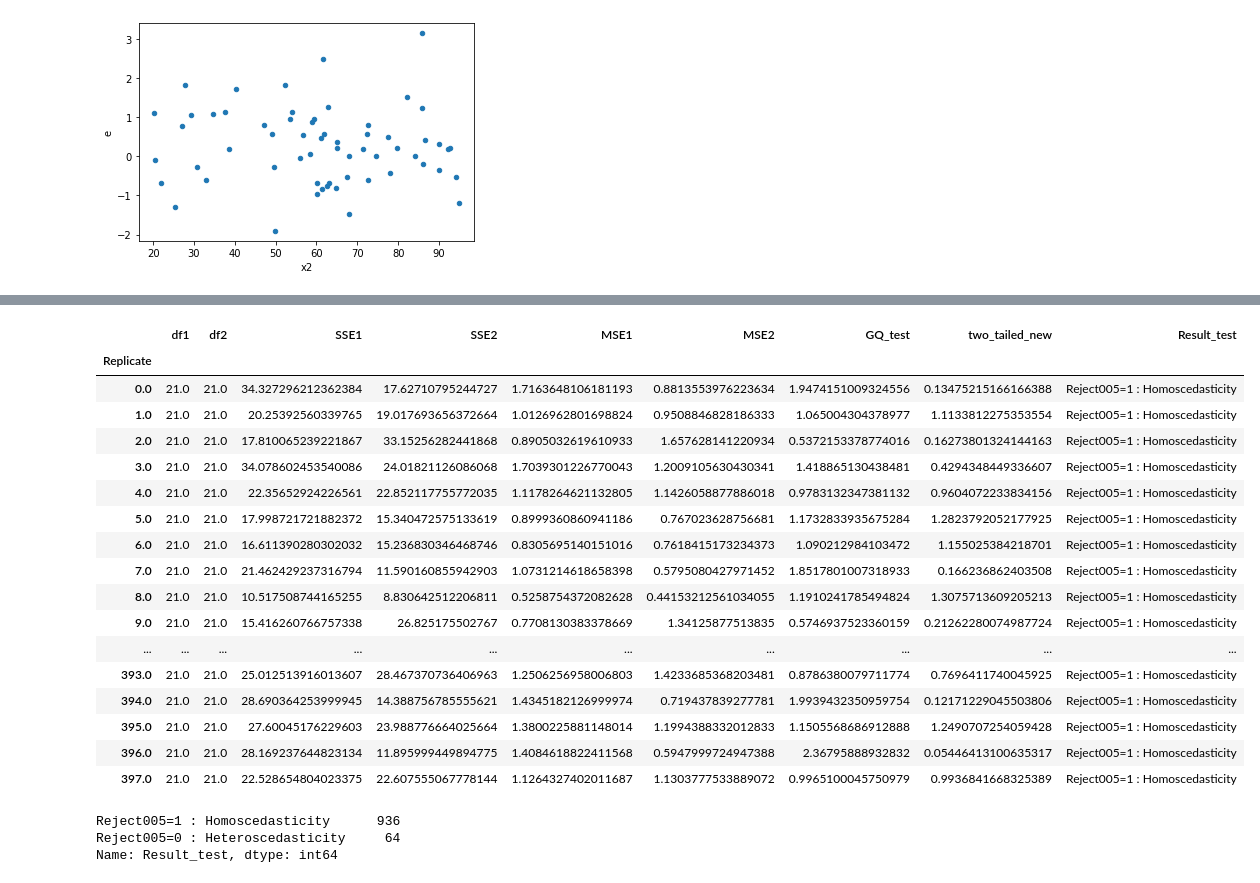
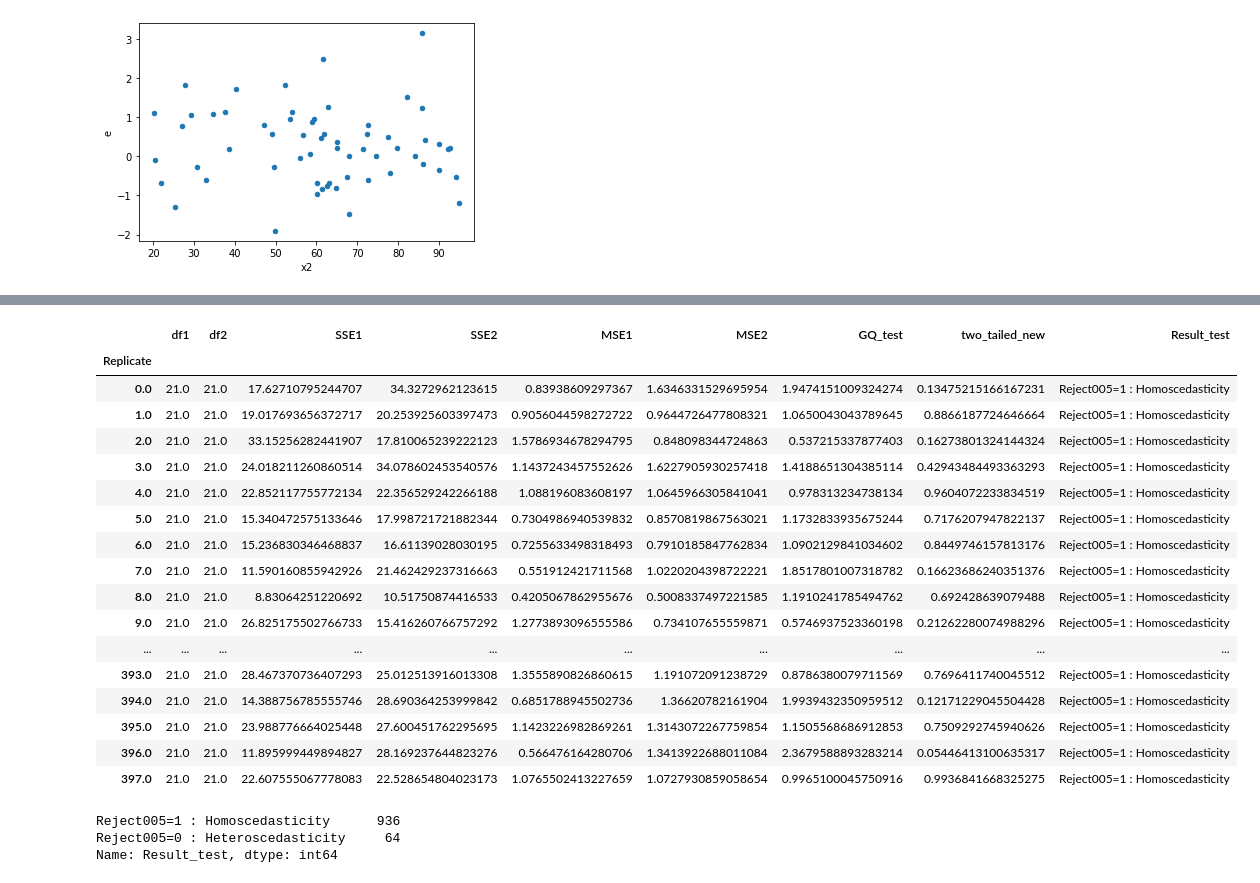
Before and after one commit to iam-fern/Generate_addition, a Jupyter notebook: GQtest_data_add_delta_(0)_n60_05.ipynb, the cells around one changed output, grey strips where cells are left out. Cells and saved outputs as stored; diff of their text form; code cells hidden in the pictures.

```diff
--- a/GQtest_data_add_delta_(0)_n60_05.ipynb
+++ b/GQtest_data_add_delta_(0)_n60_05.ipynb
@@ -175,7 +176,6 @@ def get_result(run_replicate, percent_data):
     new_table_sort = new_table.sort_values('x2')
     new_table_sort.reset_index(inplace=True)
     new_table_sort.drop(['index'], axis=1, inplace=True)
-
 
     # แบ่งข้อมูลกลุ่มที่ 1
     table1 = new_table_sort.iloc[:int(percent_data*new_table_sort.shape[0]) , :]
@@ -189,8 +189,7 @@ def get_result(run_replicate, percent_data):
     # หาค่า df กลุ่ม 1
     DF1 = model1.df_resid + 1
     SSE1 = model1.ssr
-    MSE1 = model1.mse_resid
-
+    MSE1 = SSE1/DF1
 
     # แบ่งข้อมูลกลุ่มที่ 2
     table2 = new_table_sort.iloc[int((1-percent_data)*new_table_sort.shape[0]): , :]
@@ -204,23 +203,21 @@ def get_result(run_replicate, percent_data):
     # หาค่า df กลุ่ม 2
     DF2 = model2.df_resid + 1
     SSE2 = model2.ssr
-    MSE2 = model2.mse_resid
+    MSE2 = SSE2/DF2
 
     # ค่าสถิติทดสอบ
     GQ_test = (SSE2/DF2) / (SSE1/DF1)
-
 
     df2 = DF2
     df1 = DF1
 
     # คำนวณค่า p-value
-    # sf(x, dfn, dfd, loc=0, scale=1) : Survival function (also defined as 1 - cdf, but sf is sometimes more accurate)
+    # pdf(x, dfn, dfd, loc=0, scale=1) : Probability density function
     two_tailed = 2.0*(1.0-(ss.f.cdf(GQ_test, df2, df1)))
+    p_greater = ss.f.cdf(GQ_test, df2, df1)
+    p_less = 1.0-ss.f.cdf(GQ_test, df2, df1)
 
-    # pdf(x, dfn, dfd, loc=0, scale=1) : Probability density function
-    p_greater = ss.f.cdf(GQ_test, df2, df1)
-
-    return df2, df1, SSE2, SSE1, MSE2, MSE1, GQ_test, two_tailed, p_greater
+    return df1, df2, SSE1, SSE2, MSE1, MSE2, GQ_test, two_tailed, p_greater, p_less
 
 # สร้าง list ของ replicates
 list_replicate=list({i[0] for i in table.index})
@@ -236,13 +233,14 @@ list_MSE2=[]
 list_GQ_test=[]
 list_two_tailed=[]
 list_p_greater=[]
+list_p_less=[]
 
 # กำหนด % การแบ่งข้อมูล
 percent_data=0.4
 
 # ใช้ for loop สำหรับการ run ทุก replicates
 for run_replicate in list_replicate:
-    df1, df2, SSE1, SSE2, MSE1, MSE2, GQ_test, two_tailed, p_greater=get_result(run_replicate, percent_data)
+    df1, df2, SSE1, SSE2, MSE1, MSE2, GQ_test, two_tailed, p_greater, p_less=get_result(run_replicate, percent_data)
     list_df1.append(df1)
     list_SSE1.append(SSE1)
     list_df2.append(df2)
@@ -252,6 +250,7 @@ for run_replicate in list_replicate:
     list_GQ_test.append(GQ_test)
     list_two_tailed.append(two_tailed)
     list_p_greater.append(p_greater)
+    list_p_less.append(p_less)
 # %%
 # สร้างตารางผลลัพธ์
 alpha = 0.05
@@ -290,39 +289,41 @@ result.astype(str)
 # %%
 # สร้างตารางผลลัพธ์
 alpha = 0.05
 pd.set_option('display.max_rows', 1000)
 pd.set_option('display.max_columns', 1000)
 pd.set_option('display.width', 1000)
 result=pd.DataFrame({"Replicate":list_replicate, "df1":list_df1, "df2":list_df2, "SSE1":list_SSE1,
                      "SSE2":list_SSE2, "MSE1":list_MSE1, "MSE2":list_MSE2,
-                     "GQ_test":list_GQ_test, "two_tailed":list_two_tailed, "greater":list_p_greater})
+                     "GQ_test":list_GQ_test, "two_tailed":list_two_tailed, "greater":list_p_greater, "less":list_p_less})
 result.set_index(['Replicate'], inplace=True)
 
-result['two_tailed_new']=result[["two_tailed","greater"]].apply(lambda value: value[0] if value[0]<0.5 else 2*value[1], axis=1)
+result['two_tailed_new']=result[["two_tailed","greater","less"]].apply(lambda value: value[0] if value[0]<0.5 else (2*value[1] if value[1]<0.5 else 2*value[2]) , axis=1)
 result["Result_test"]=result["two_tailed_new"].apply(lambda p_value: 'Reject005=0 : Heteroscedasticity'
                                                                   if p_value < alpha else 'Reject005=1 : Homoscedasticity')
 #two_tailed_new_show=two_tailed_new.drop(columns="greater")
-result_show=result.drop(columns=["two_tailed", "greater"])
+result_show=result.drop(columns=["two_tailed", "greater", "less"])
 result_show.astype(str)
+
+#result.astype(str)
 # %% [output]
 |  | df1 | df2 | SSE1 | SSE2 | MSE1 | MSE2 | GQ_test | two_tailed_new | Result_test |
 | Replicate |  |  |  |  |  |  |  |  |  |
-| 0.0 | 21.0 | 21.0 | 34.327296212362384 | 17.62710795244727 | 1.7163648106181193 | 0.8813553976223634 | 1.9474151009324556 | 0.13475215166166388 | Reject005=1 : Homoscedasticity |
-| 1.0 | 21.0 | 21.0 | 20.25392560339765 | 19.017693656372664 | 1.0126962801698824 | 0.9508846828186333 | 1.065004304378977 | 1.1133812275353554 | Reject005=1 : Homoscedasticity |
-| 2.0 | 21.0 | 21.0 | 17.810065239221867 | 33.15256282441868 | 0.8905032619610933 | 1.657628141220934 | 0.5372153378774016 | 0.16273801324144163 | Reject005=1 : Homoscedasticity |
-| 3.0 | 21.0 | 21.0 | 34.078602453540086 | 24.01821126086068 | 1.7039301226770043 | 1.2009105630430341 | 1.418865130438481 | 0.4294348449336607 | Reject005=1 : Homoscedasticity |
-| 4.0 | 21.0 | 21.0 | 22.35652924226561 | 22.852117755772035 | 1.1178264621132805 | 1.1426058877886018 | 0.9783132347381132 | 0.9604072233834156 | Reject005=1 : Homoscedasticity |
-| 5.0 | 21.0 | 21.0 | 17.998721721882372 | 15.340472575133619 | 0.8999360860941186 | 0.767023628756681 | 1.1732833935675284 | 1.2823792052177925 | Reject005=1 : Homoscedasticity |
-| 6.0 | 21.0 | 21.0 | 16.611390280302032 | 15.236830346468746 | 0.8305695140151016 | 0.7618415173234373 | 1.090212984103472 | 1.155025384218701 | Reject005=1 : Homoscedasticity |
-| 7.0 | 21.0 | 21.0 | 21.462429237316794 | 11.590160855942903 | 1.0731214618658398 | 0.5795080427971452 | 1.8517801007318933 | 0.166236862403508 | Reject005=1 : Homoscedasticity |
-| 8.0 | 21.0 | 21.0 | 10.517508744165255 | 8.830642512206811 | 0.5258754372082628 | 0.44153212561034055 | 1.1910241785494824 | 1.3075713609205213 | Reject005=1 : Homoscedasticity |
-| 9.0 | 21.0 | 21.0 | 15.416260766757338 | 26.825175502767 | 0.7708130383378669 | 1.34125877513835 | 0.5746937523360159 | 0.21262280074987724 | Reject005=1 : Homoscedasticity |
+| 0.0 | 21.0 | 21.0 | 17.62710795244707 | 34.3272962123615 | 0.83938609297367 | 1.6346331529695954 | 1.9474151009324274 | 0.13475215166167231 | Reject005=1 : Homoscedasticity |
+| 1.0 | 21.0 | 21.0 | 19.017693656372717 | 20.253925603397473 | 0.9056044598272722 | 0.9644726477808321 | 1.0650043043789645 | 0.8866187724646664 | Reject005=1 : Homoscedasticity |
+| 2.0 | 21.0 | 21.0 | 33.15256282441907 | 17.810065239222123 | 1.5786934678294795 | 0.848098344724863 | 0.537215337877403 | 0.16273801324144324 | Reject005=1 : Homoscedasticity |
+| 3.0 | 21.0 | 21.0 | 24.018211260860514 | 34.078602453540576 | 1.1437243457552626 | 1.6227905930257418 | 1.4188651304385114 | 0.42943484493363293 | Reject005=1 : Homoscedasticity |
+| 4.0 | 21.0 | 21.0 | 22.852117755772134 | 22.356529242266188 | 1.088196083608197 | 1.0645966305841041 | 0.978313234738134 | 0.9604072233834519 | Reject005=1 : Homoscedasticity |
+| 5.0 | 21.0 | 21.0 | 15.340472575133646 | 17.998721721882344 | 0.7304986940539832 | 0.8570819867563021 | 1.1732833935675244 | 0.7176207947822137 | Reject005=1 : Homoscedasticity |
+| 6.0 | 21.0 | 21.0 | 15.236830346468837 | 16.61139028030195 | 0.7255633498318493 | 0.7910185847762834 | 1.0902129841034602 | 0.8449746157813176 | Reject005=1 : Homoscedasticity |
+| 7.0 | 21.0 | 21.0 | 11.590160855942926 | 21.462429237316663 | 0.551912421711568 | 1.0220204398722221 | 1.8517801007318782 | 0.16623686240351376 | Reject005=1 : Homoscedasticity |
+| 8.0 | 21.0 | 21.0 | 8.83064251220692 | 10.51750874416533 | 0.4205067862955676 | 0.5008337497221585 | 1.1910241785494762 | 0.692428639079488 | Reject005=1 : Homoscedasticity |
+| 9.0 | 21.0 | 21.0 | 26.825175502766733 | 15.416260766757292 | 1.2773893096555586 | 0.734107655559871 | 0.5746937523360198 | 0.21262280074988296 | Reject005=1 : Homoscedasticity |
 | ... | ... | ... | ... | ... | ... | ... | ... | ... | ... |
-| 393.0 | 21.0 | 21.0 | 25.012513916013607 | 28.467370736406963 | 1.2506256958006803 | 1.4233685368203481 | 0.8786380079711774 | 0.7696411740045925 | Reject005=1 : Homoscedasticity |
-| 394.0 | 21.0 | 21.0 | 28.690364253999945 | 14.388756785555621 | 1.4345182126999974 | 0.719437839277781 | 1.9939432350959754 | 0.12171229045503806 | Reject005=1 : Homoscedasticity |
-| 395.0 | 21.0 | 21.0 | 27.60045176229603 | 23.988776664025664 | 1.3800225881148014 | 1.1994388332012833 | 1.1505568686912888 | 1.2490707254059428 | Reject005=1 : Homoscedasticity |
-| 396.0 | 21.0 | 21.0 | 28.169237644823134 | 11.895999449894775 | 1.4084618822411568 | 0.5947999724947388 | 2.36795888932832 | 0.05446413100635317 | Reject005=1 : Homoscedasticity |
-| 397.0 | 21.0 | 21.0 | 22.528654804023375 | 22.607555067778144 | 1.1264327402011687 | 1.1303777533889072 | 0.9965100045750979 | 0.9936841668325389 | Reject005=1 : Homoscedasticity |
+| 393.0 | 21.0 | 21.0 | 28.467370736407293 | 25.012513916013308 | 1.3555890826860615 | 1.191072091238729 | 0.8786380079711569 | 0.7696411740045512 | Reject005=1 : Homoscedasticity |
+| 394.0 | 21.0 | 21.0 | 14.388756785555746 | 28.690364253999842 | 0.6851788945502736 | 1.36620782161904 | 1.9939432350959512 | 0.12171229045504428 | Reject005=1 : Homoscedasticity |
+| 395.0 | 21.0 | 21.0 | 23.988776664025448 | 27.600451762295695 | 1.1423226982869261 | 1.3143072267759854 | 1.1505568686912853 | 0.7509292745940626 | Reject005=1 : Homoscedasticity |
+| 396.0 | 21.0 | 21.0 | 11.895999449894827 | 28.169237644823276 | 0.566476164280706 | 1.3413922688011084 | 2.3679588893283214 | 0.05446413100635317 | Reject005=1 : Homoscedasticity |
+| 397.0 | 21.0 | 21.0 | 22.607555067778083 | 22.528654804023173 | 1.0765502413227659 | 1.0727930859058654 | 0.9965100045750916 | 0.9936841668325275 | Reject005=1 : Homoscedasticity |
 # %%
 result_show['Result_test'].value_counts()
 # %% [output]
```
Also changed, not shown: parts of 2 cells of this notebook.
